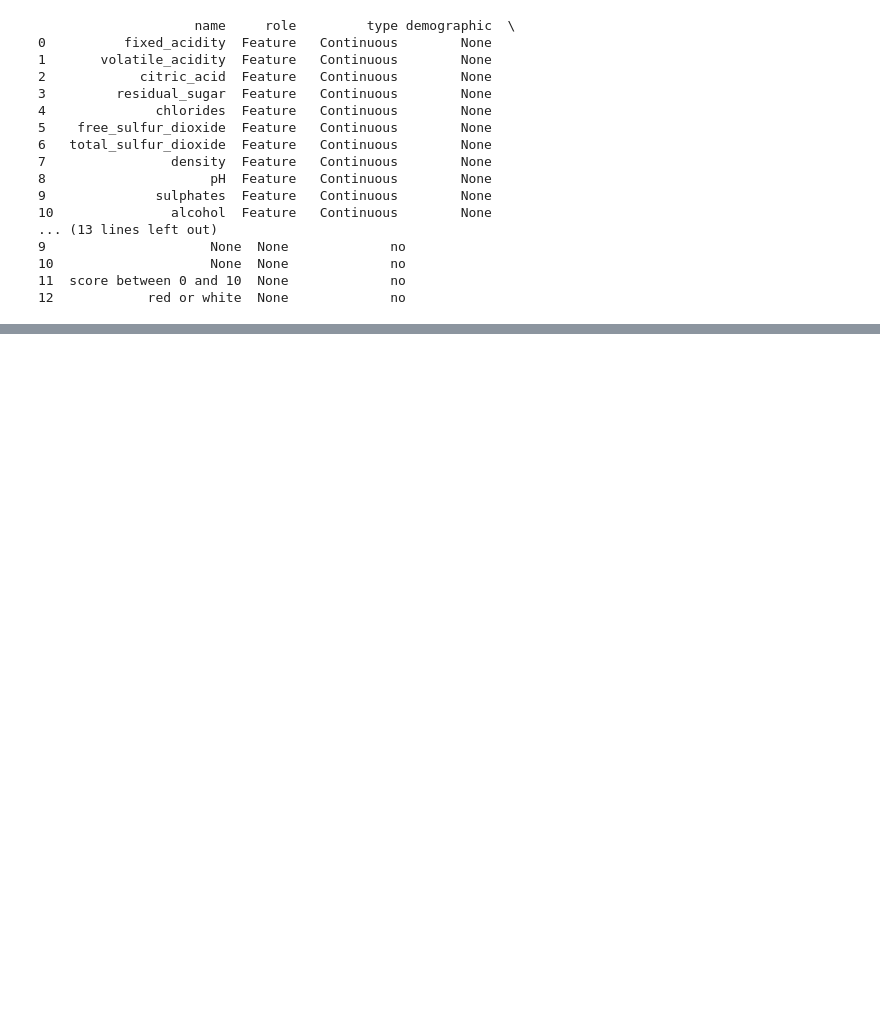
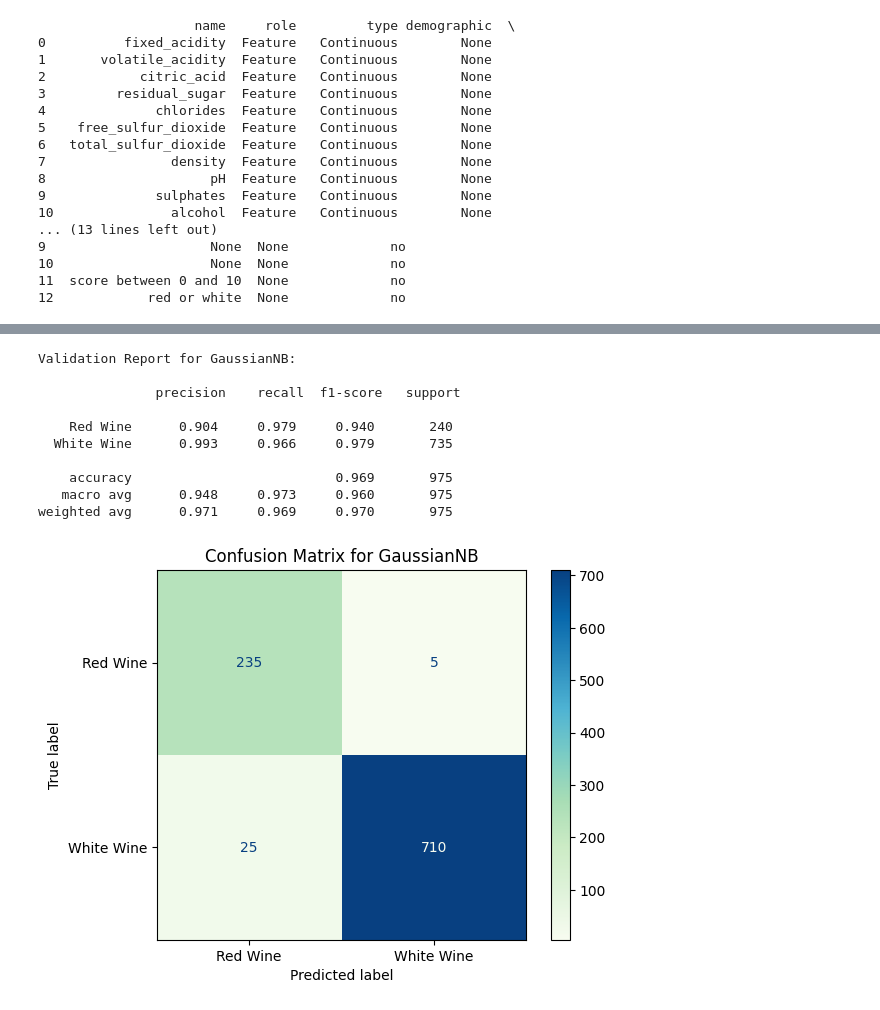
Before and after one commit to isidora00/ML_StudyBuddy, a Jupyter notebook: classification.ipynb, the cells around one changed output, grey strips where cells are left out. Cells and saved outputs as stored; diff of their text form; code cells hidden in the pictures; blank space fills up the shorter version.

```diff
--- a/classification.ipynb
+++ b/classification.ipynb
@@ -475,0 +212,17 @@ dtype: float64
+# %%
+nb_model = GaussianNB()
+nb_model.fit(X_train_resampled, y_train_resampled)
+
+show_report("GaussianNB", nb_model, X_val_scaled, y_val)
+# %% [output]
+Validation Report for GaussianNB:
+
+               precision    recall  f1-score   support
+
+    Red Wine      0.904     0.979     0.940       240
+  White Wine      0.993     0.966     0.979       735
+
+    accuracy                          0.969       975
+   macro avg      0.948     0.973     0.960       975
+weighted avg      0.971     0.969     0.970       975
+[figure, added]
```
Also changed, not shown: parts of 51 cells of this notebook.
